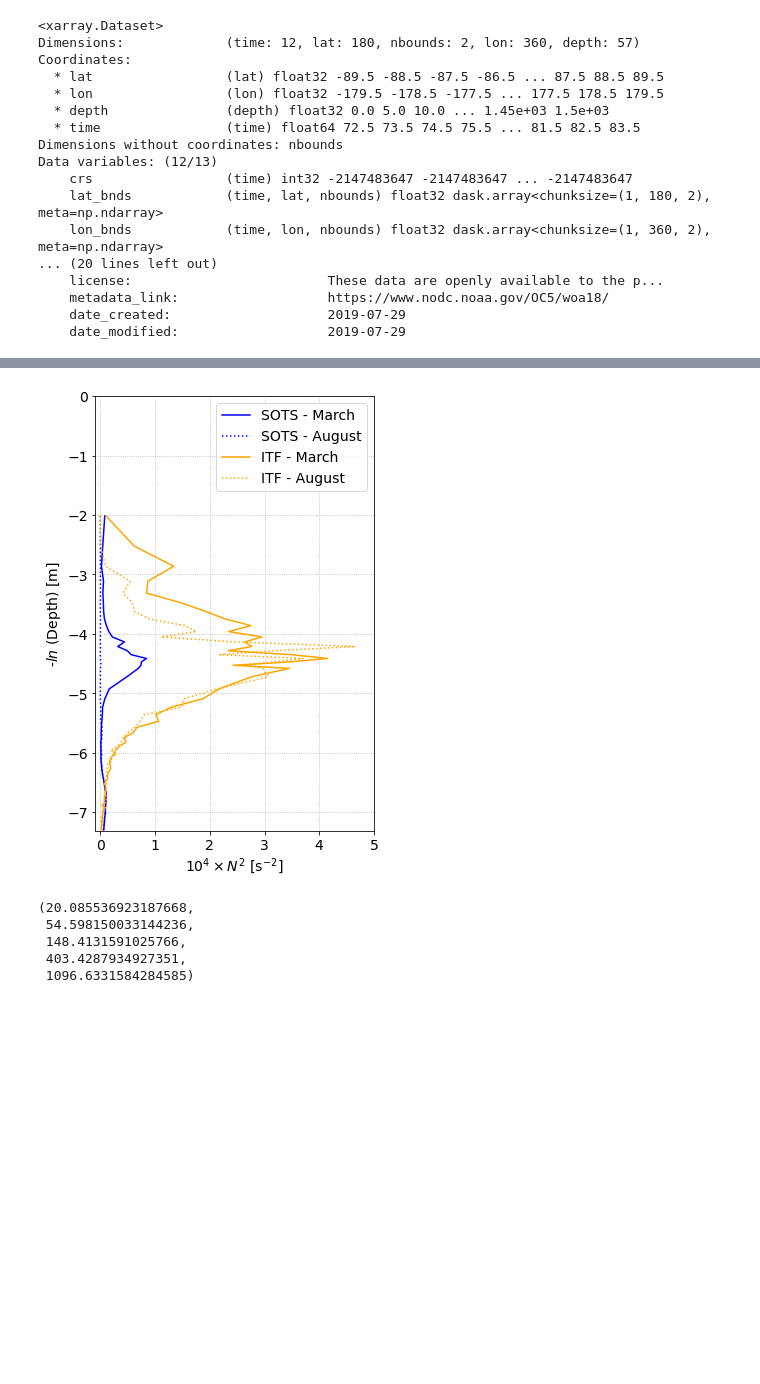
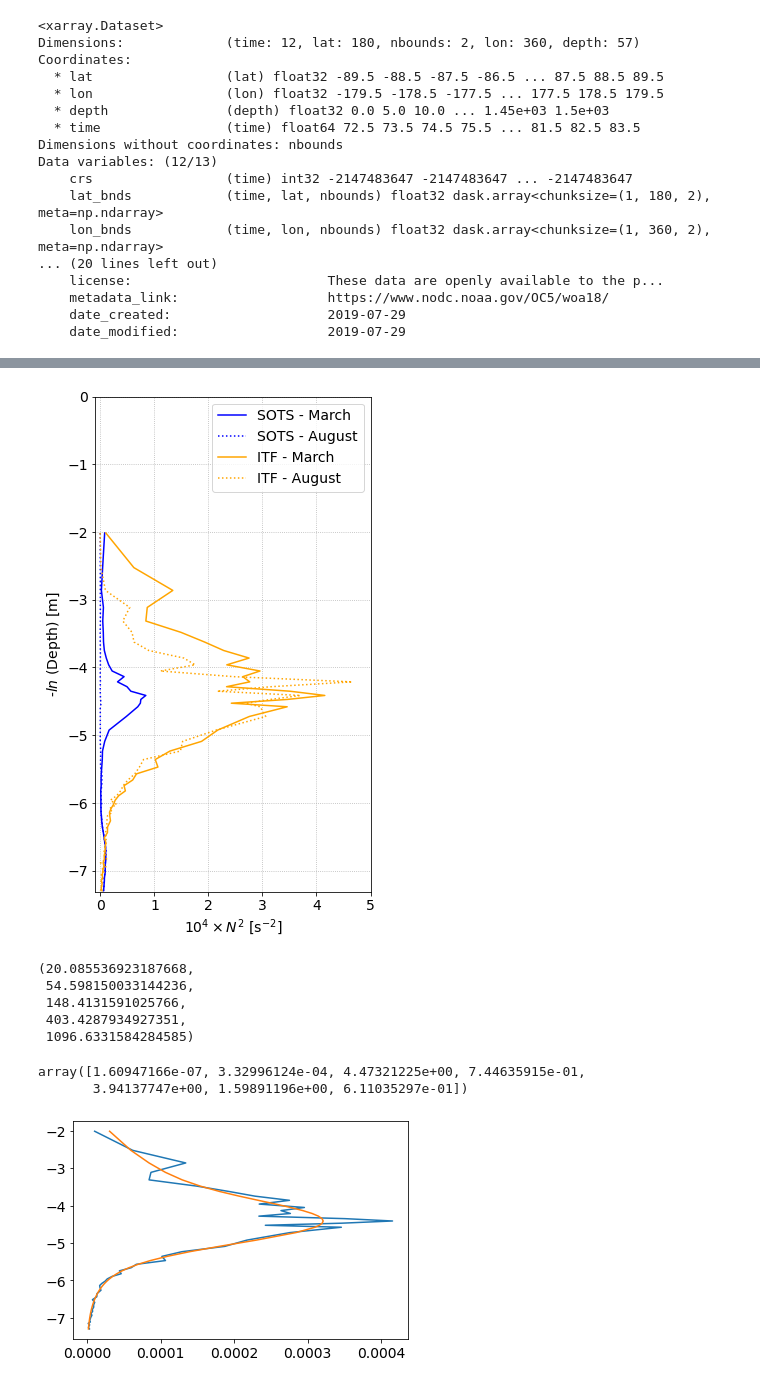
Before and after one commit to mrayson/so_iwaves, a Jupyter notebook: NOTEBOOKS/plot_woa_stratification.ipynb, the cells around one changed output, grey strips where cells are left out. Cells and saved outputs as stored; diff of their text form; code cells hidden in the pictures; blank space fills up the shorter version.

```diff
--- a/NOTEBOOKS/plot_woa_stratification.ipynb
+++ b/NOTEBOOKS/plot_woa_stratification.ipynb
@@ -165,8 +172,9 @@ plt.ylim(-np.log(1500),0)
 plt.ylabel('-$ln$ (Depth) [m]')
 plt.xlabel(r'$10^4 \times N^2$ [s$^{-2}$]')
 plt.grid(b=True,ls=':')
+plt.tight_layout()
 # %% [output]
-[figure, old version]
+[figure, new version]
 # %%
 np.exp(3), np.exp(4),  np.exp(5),  np.exp(6), np.exp(7)
 # %% [output]
@@ -177,0 +188,38 @@ np.exp(3), np.exp(4),  np.exp(5),  np.exp(6), np.exp(7)
+# %%
+ii = 0
+N2in, zin = N2_ITF_Mar[1:], -np.log(zmid[1:])
+
+idx = ~np.isnan(N2in)
+N2max = 1#5e-4
+
+initguess = [1e-6/N2max,  3e-4/N2max, 3, 1, 6.5, 1, 0.5]
+#bounds = [ (1e-6/N2max, 1e-5/N2max, 1, 0.1, 1.4, 0.1, 0.01), (1e-5/N2max, 2/N2max, 7, 6, 7, 6, 0.99)]
+bounds = [ (1e-7/N2max,1e-4/N2max),
+          (1e-5/N2max, 2.0/N2max),
+          (3, 7 ),
+          (0.01,  3,),
+          (3, 7.5),
+          (0.01, 3),
+          (0.1, 0.99)]
+
+# bounds = None
+
+N2fit, f0, soln = fit_rho(N2in[idx]/N2max, zin[idx], double_gaussian_N2_v2, bounds, initguess)
+
+plt.figure()
+plt.plot(N2in, zin,'-')
+plt.plot(N2fit*N2max, zin[idx])
+
+# # Hand-tuning...
+# guess = np.array([5e-8/N2max, 1.3e-5/N2max,  5.6,  0.15,
+#         6.8, 0.55,  0.2]) # SO Winter
+
+# guess = np.array([ 8.33e-06,  4.49e-04,  2.9, 0.3,
+#                   4.4,  1.0, 0.2])
+
+# plt.plot(double_gaussian_N2_v2(zin[idx], guess) * N2max, zin[idx] )
+f0
+# %% [output]
+array([1.60947166e-07, 3.32996124e-04, 4.47321225e+00, 7.44635915e-01,
+       3.94137747e+00, 1.59891196e+00, 6.11035297e-01])
+[figure, added]
```
Also changed, not shown: parts of 5 cells of this notebook, 5 other files.
